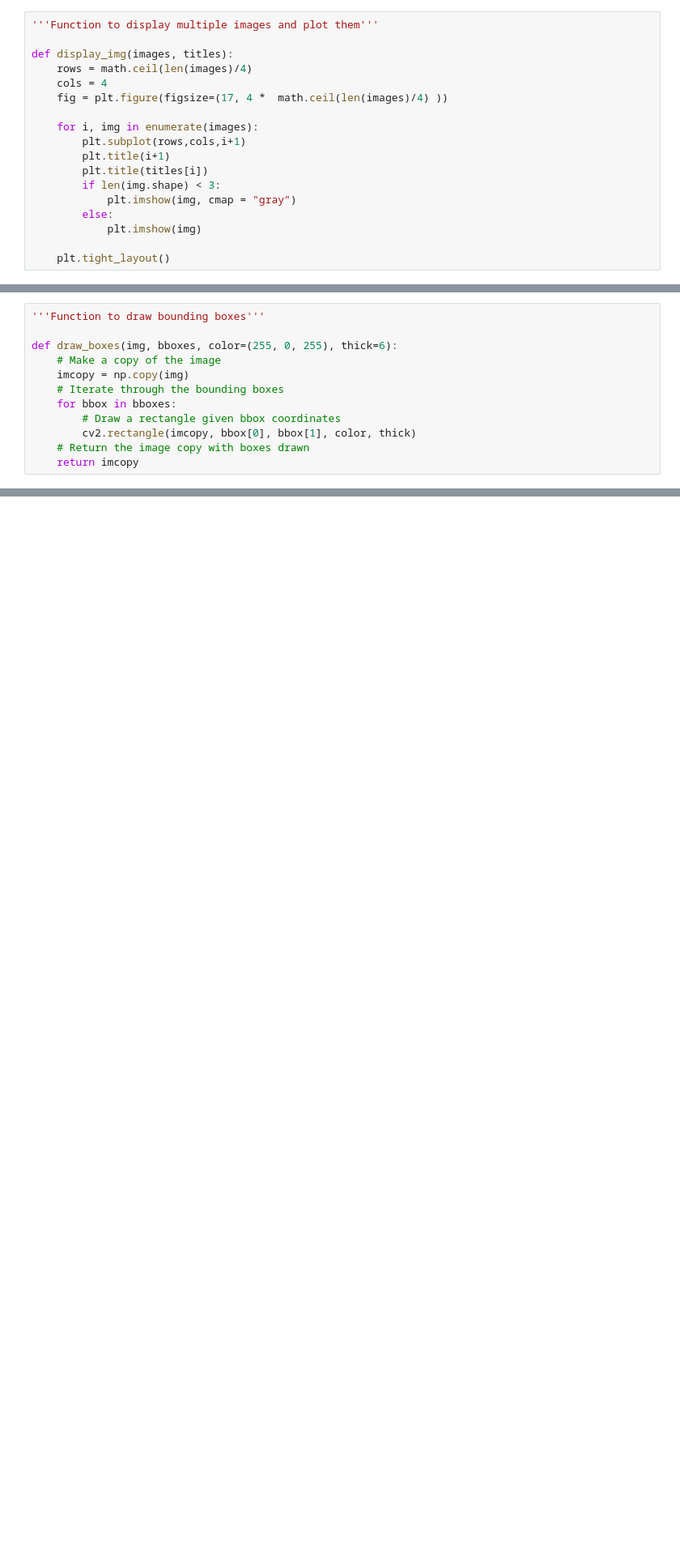
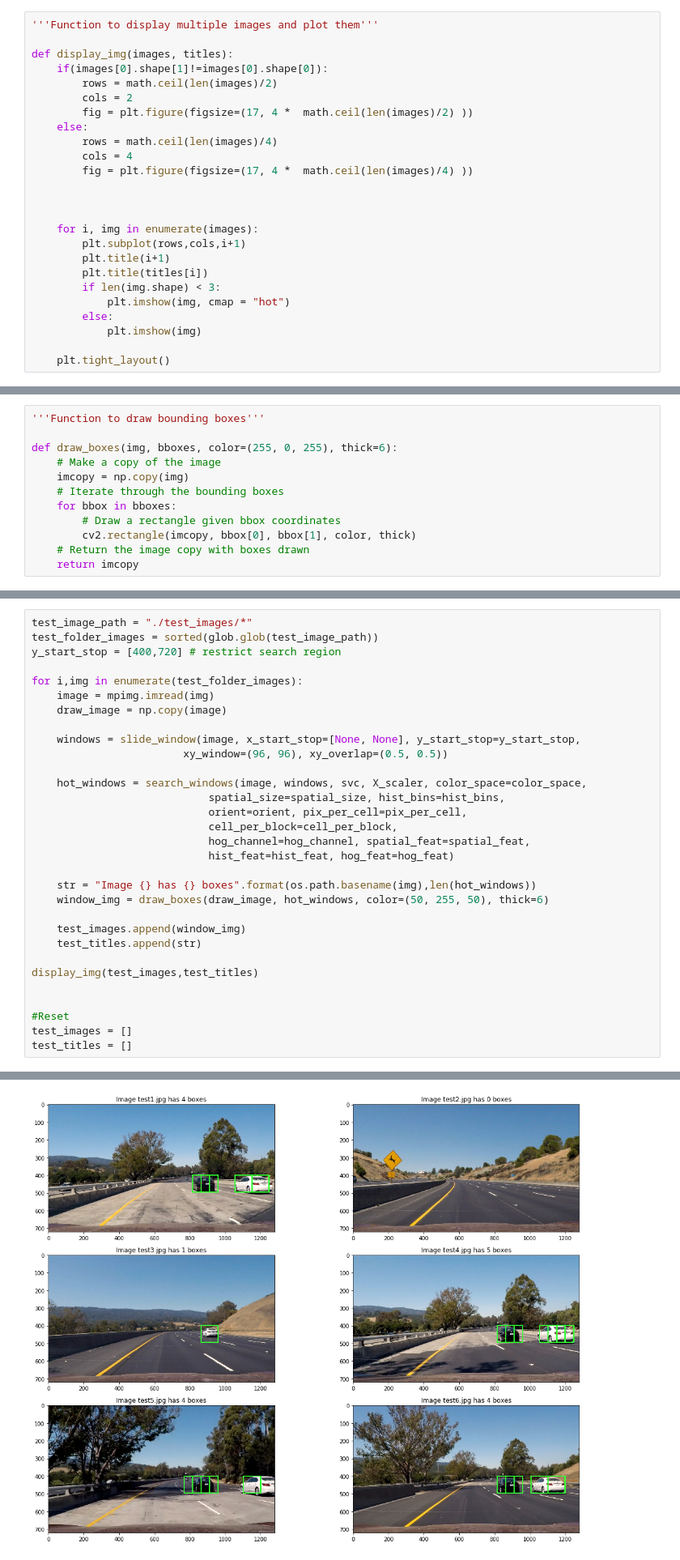
Before and after one commit to laa-1-yay/Vehicle-detection-and-tracking, a Jupyter notebook: vehicle_tracking.ipynb, the cells around one changed output, grey strips where cells are left out. Shown at 81% size. Drawn from its saved outputs; the diff is of its cells as text; blank space fills up the shorter version.

Commit message:
Testing sliding window and heat maps

```diff
--- a/vehicle_tracking.ipynb
+++ b/vehicle_tracking.ipynb
@@ -60,16 +60,23 @@ Number of Non-Vehicle Images found: 8968
 '''Function to display multiple images and plot them'''
 
 def display_img(images, titles):
-    rows = math.ceil(len(images)/4)
-    cols = 4
-    fig = plt.figure(figsize=(17, 4 *  math.ceil(len(images)/4) ))
+    if(images[0].shape[1]!=images[0].shape[0]):
+        rows = math.ceil(len(images)/2)
+        cols = 2
+        fig = plt.figure(figsize=(17, 4 *  math.ceil(len(images)/2) ))
+    else:
+        rows = math.ceil(len(images)/4)
+        cols = 4
+        fig = plt.figure(figsize=(17, 4 *  math.ceil(len(images)/4) ))
+
+
 
     for i, img in enumerate(images):
         plt.subplot(rows,cols,i+1)
         plt.title(i+1)
         plt.title(titles[i])
         if len(img.shape) < 3:
-            plt.imshow(img, cmap = "gray")
+            plt.imshow(img, cmap = "hot")
         else:
             plt.imshow(img)
 
@@ -359,0 +437,32 @@ test_titles = []
+# %%
+test_image_path = "./test_images/*"
+test_folder_images = sorted(glob.glob(test_image_path))
+y_start_stop = [400,720] # restrict search region
+
+for i,img in enumerate(test_folder_images):
+    image = mpimg.imread(img)
+    draw_image = np.copy(image)
+
+    windows = slide_window(image, x_start_stop=[None, None], y_start_stop=y_start_stop,
+                        xy_window=(96, 96), xy_overlap=(0.5, 0.5))
+
+    hot_windows = search_windows(image, windows, svc, X_scaler, color_space=color_space,
+                            spatial_size=spatial_size, hist_bins=hist_bins,
+                            orient=orient, pix_per_cell=pix_per_cell,
+                            cell_per_block=cell_per_block,
+                            hog_channel=hog_channel, spatial_feat=spatial_feat,
+                            hist_feat=hist_feat, hog_feat=hog_feat)
+
+    str = "Image {} has {} boxes".format(os.path.basename(img),len(hot_windows))
+    window_img = draw_boxes(draw_image, hot_windows, color=(50, 255, 50), thick=6)
+
+    test_images.append(window_img)
+    test_titles.append(str)
+
+display_img(test_images,test_titles)
+
+
+#Reset
+test_images = []
+test_titles = []
+# %% [output]
@@ -359,0 +471 @@ test_titles = []
+[figure, added]
```
Also changed, not shown: parts of 8 cells of this notebook.
